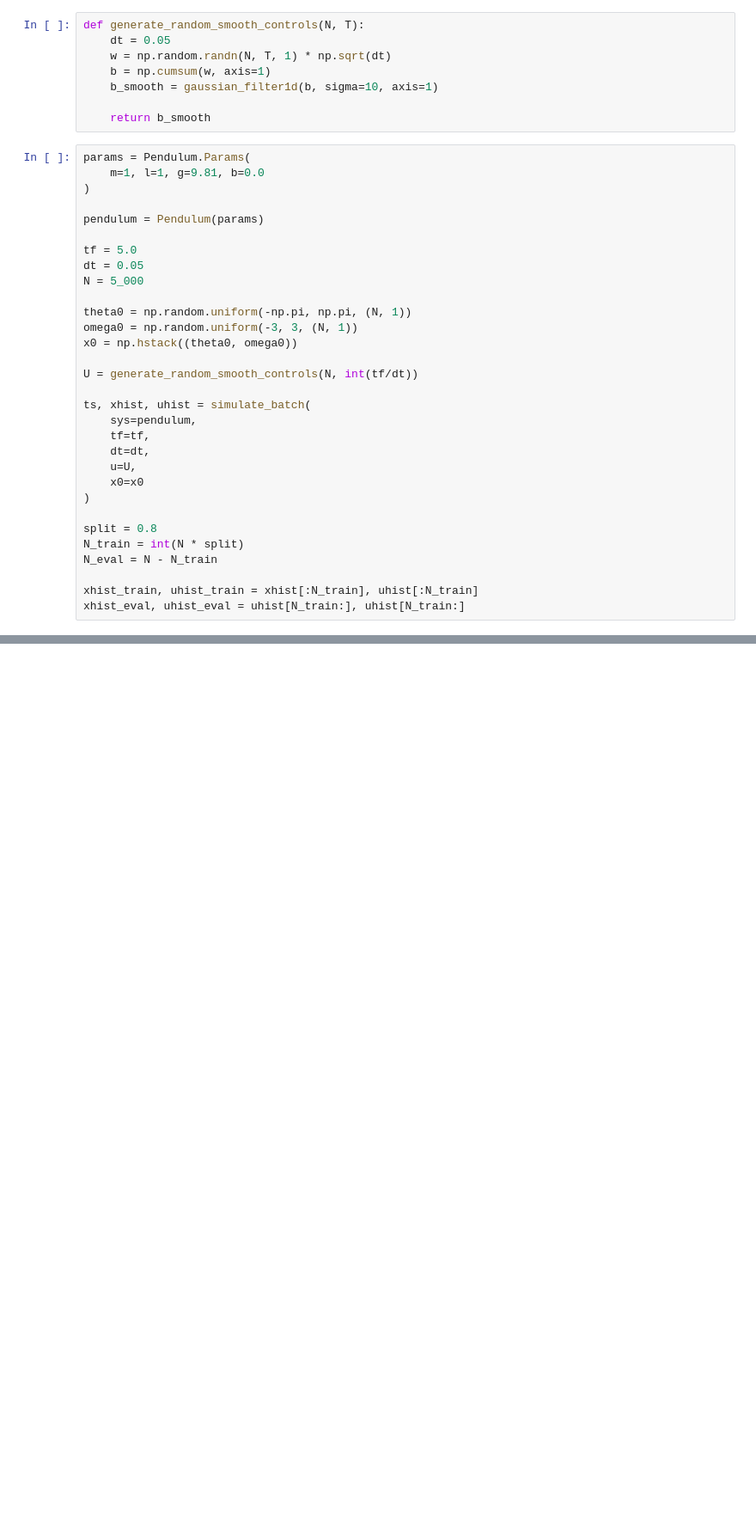
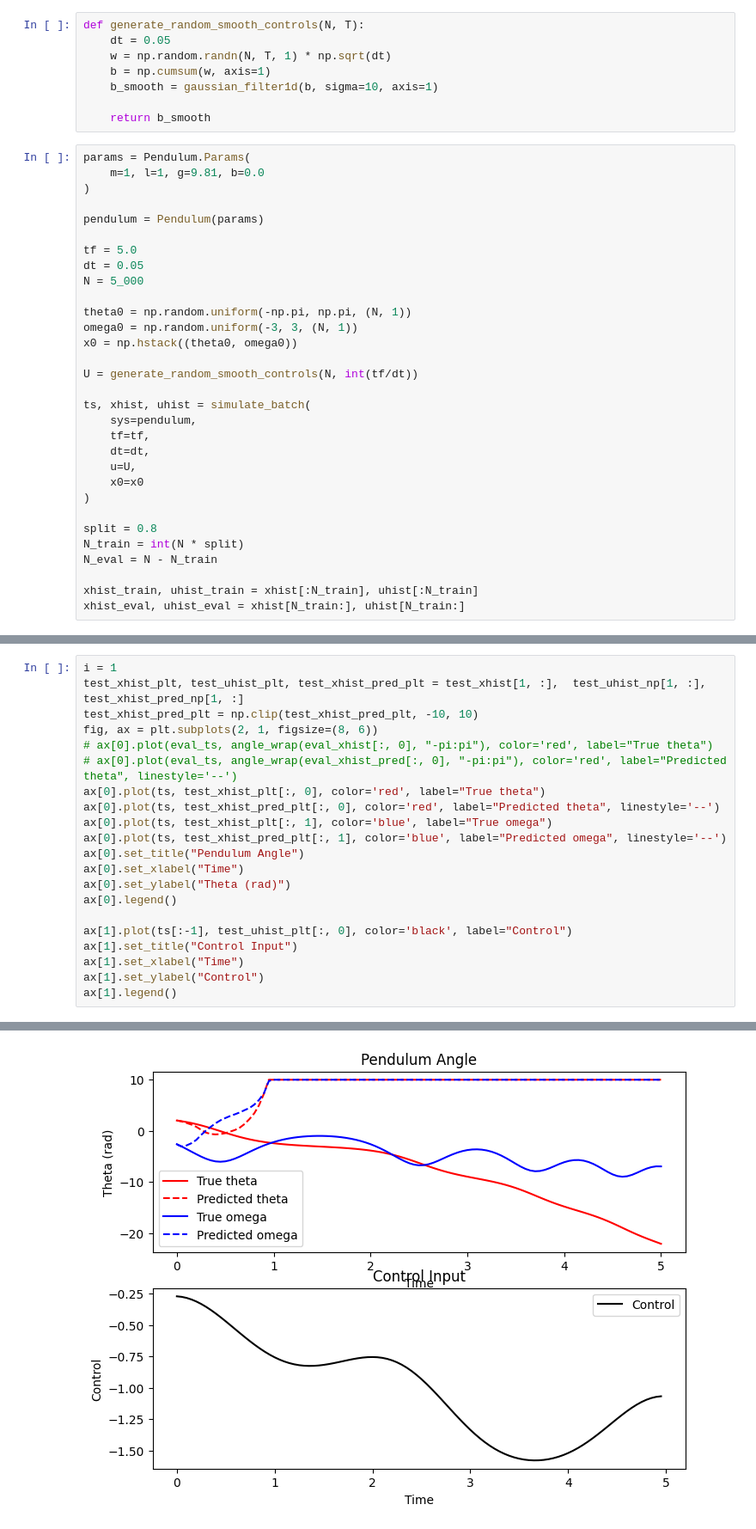
Before and after one commit to micahreich/koopman, a Jupyter notebook: koopman/not_koopman/pendulum_simple_autoencoder.ipynb, the cells around one changed output, grey strips where cells are left out. Shown at 86% size. Drawn from its saved outputs; the diff is of its cells as text; blank space fills up the shorter version.

```diff
--- a/koopman/not_koopman/pendulum_simple_autoencoder.ipynb
+++ b/koopman/not_koopman/pendulum_simple_autoencoder.ipynb
@@ -54,7 +57,7 @@ N_train = int(N * split)
 N_eval = N - N_train
 
 xhist_train, uhist_train = xhist[:N_train], uhist[:N_train]
-xhist_eval, uhist_eval = uhist[N_train:], uhist[N_train:]
+xhist_eval, uhist_eval = xhist[N_train:], uhist[N_train:]
 # %%
 # Prepare training
 traj_per_batch = 5
@@ -179,0 +259,22 @@ TypeError: empty() received an invalid combination of arguments - got (tuple, dt
+# %%
+i = 1
+test_xhist_plt, test_uhist_plt, test_xhist_pred_plt = test_xhist[1, :],  test_uhist_np[1, :], test_xhist_pred_np[1, :]
+test_xhist_pred_plt = np.clip(test_xhist_pred_plt, -10, 10)
+fig, ax = plt.subplots(2, 1, figsize=(8, 6))
+# ax[0].plot(eval_ts, angle_wrap(eval_xhist[:, 0], "-pi:pi"), color='red', label="True theta")
+# ax[0].plot(eval_ts, angle_wrap(eval_xhist_pred[:, 0], "-pi:pi"), color='red', label="Predicted theta", linestyle='--')
+ax[0].plot(ts, test_xhist_plt[:, 0], color='red', label="True theta")
+ax[0].plot(ts, test_xhist_pred_plt[:, 0], color='red', label="Predicted theta", linestyle='--')
+ax[0].plot(ts, test_xhist_plt[:, 1], color='blue', label="True omega")
+ax[0].plot(ts, test_xhist_pred_plt[:, 1], color='blue', label="Predicted omega", linestyle='--')
+ax[0].set_title("Pendulum Angle")
+ax[0].set_xlabel("Time")
+ax[0].set_ylabel("Theta (rad)")
+ax[0].legend()
+
+ax[1].plot(ts[:-1], test_uhist_plt[:, 0], color='black', label="Control")
+ax[1].set_title("Control Input")
+ax[1].set_xlabel("Time")
+ax[1].set_ylabel("Control")
+ax[1].legend()
+# %% [output]
@@ -179,0 +282 @@ TypeError: empty() received an invalid combination of arguments - got (tuple, dt
+[figure, added]
```
Also changed, not shown: parts of 6 cells of this notebook, 1 other file.
